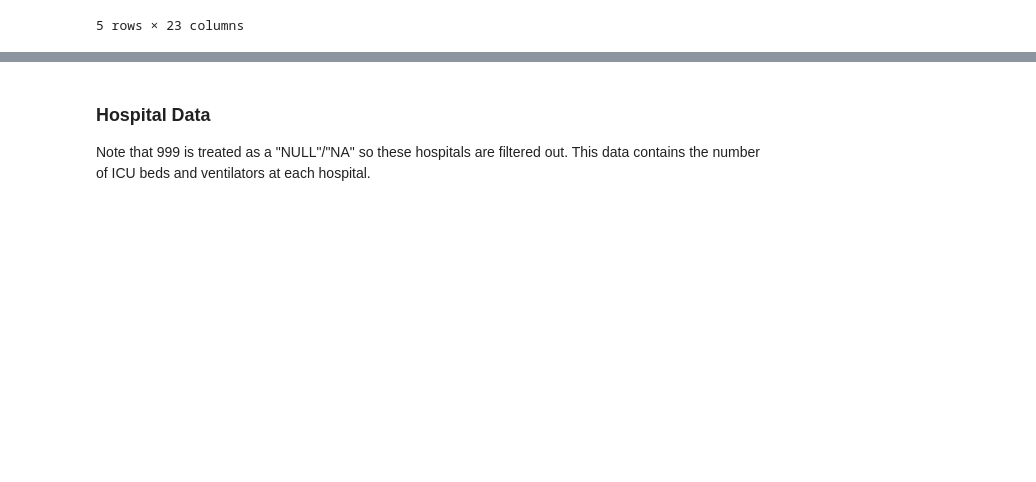
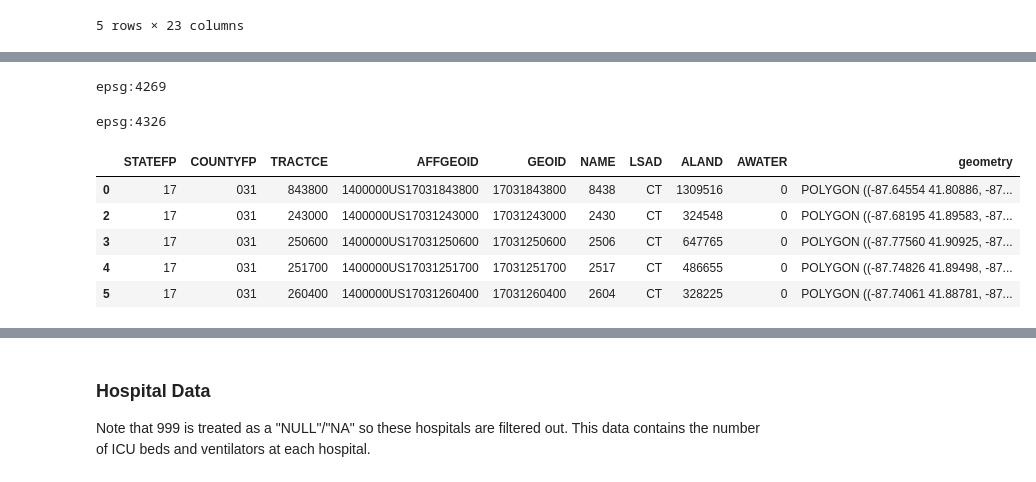
Before and after one commit to Liam-W-Smith/RPr-Kang-2020, a Jupyter notebook: procedure/code/04-Class-Reanalysis.ipynb, the cells around one changed output, grey strips where cells are left out. Drawn from its saved outputs; the diff is of its cells as text; code cells hidden in the pictures; blank space fills up the shorter version.

```diff
--- a/procedure/code/04-Class-Reanalysis.ipynb
+++ b/procedure/code/04-Class-Reanalysis.ipynb
@@ -119,0 +157,5 @@ at_risk_csv.head()
+# %%
+# check projection
+print(tract_geom.crs)
+# %% [output]
+epsg:4269
@@ -119,0 +165,5 @@ at_risk_csv.head()
+# %%
+# check projection
+print(tract_geom.crs)
+# %% [output]
+epsg:4326
@@ -119,0 +178,10 @@ at_risk_csv.head()
+# %%
+# check
+tract_geom.head()
+# %% [output]
+|  | STATEFP | COUNTYFP | TRACTCE | AFFGEOID | GEOID | NAME | LSAD | ALAND | AWATER | geometry |
+| 0 | 17 | 031 | 843800 | 1400000US17031843800 | 17031843800 | 8438 | CT | 1309516 | 0 | POLYGON ((-87.64554 41.80886, -87... |
+| 2 | 17 | 031 | 243000 | 1400000US17031243000 | 17031243000 | 2430 | CT | 324548 | 0 | POLYGON ((-87.68195 41.89583, -87... |
+| 3 | 17 | 031 | 250600 | 1400000US17031250600 | 17031250600 | 2506 | CT | 647765 | 0 | POLYGON ((-87.77560 41.90925, -87... |
+| 4 | 17 | 031 | 251700 | 1400000US17031251700 | 17031251700 | 2517 | CT | 486655 | 0 | POLYGON ((-87.74826 41.89498, -87... |
+| 5 | 17 | 031 | 260400 | 1400000US17031260400 | 17031260400 | 2604 | CT | 328225 | 0 | POLYGON ((-87.74061 41.88781, -87... |
```
Also changed, not shown: parts of 41 cells of this notebook, 11 other files.
